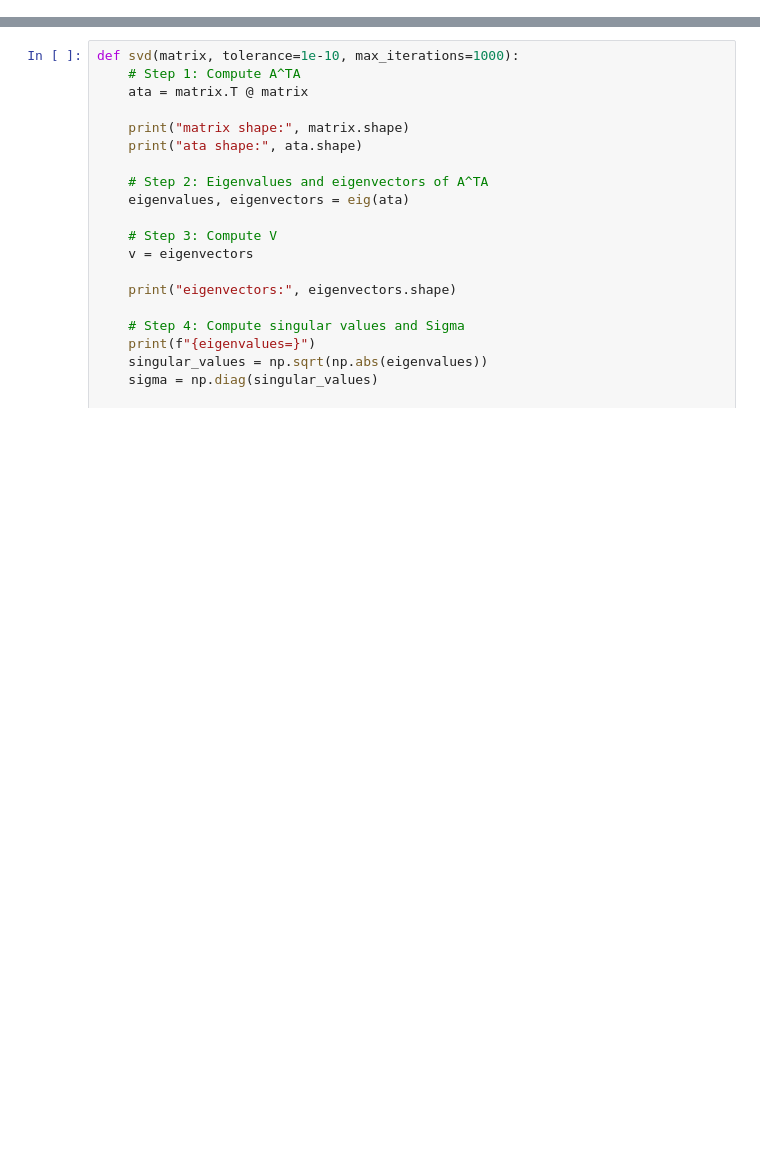
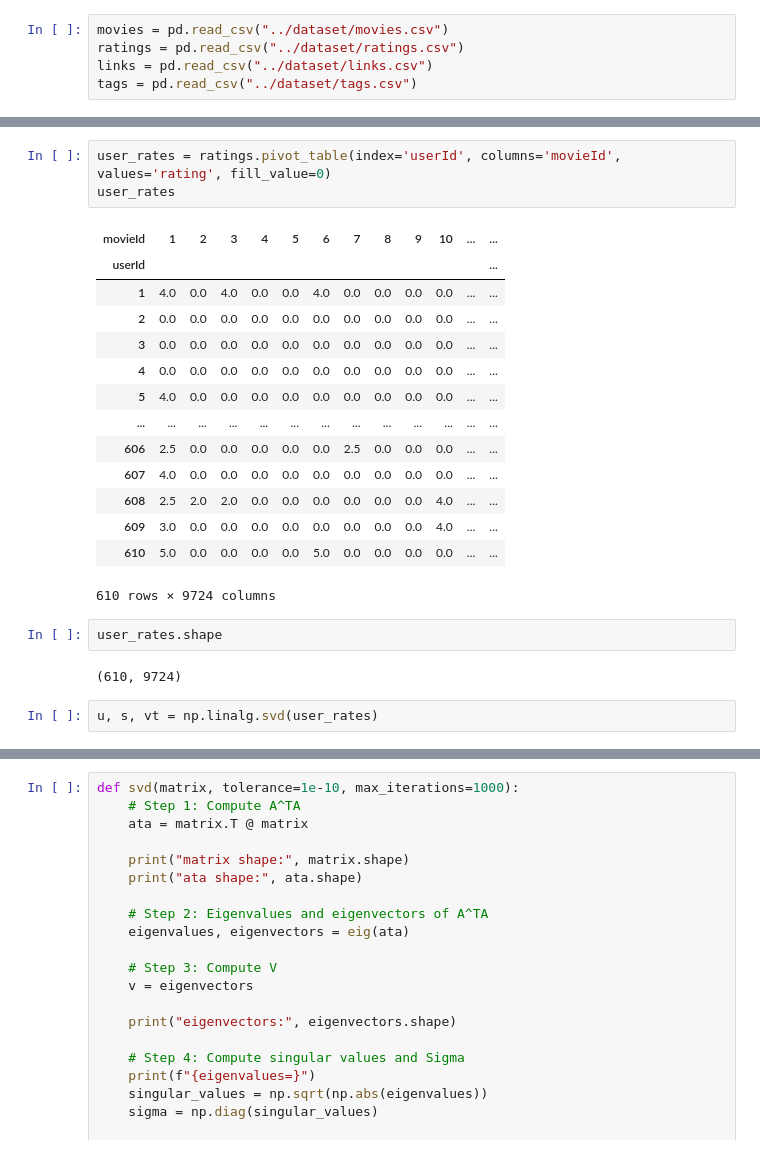
Before and after one commit to liAmirali/movie-recommender-svd, a Jupyter notebook: recommender/recommend.ipynb, the cells around one changed output, grey strips where cells are left out. Saved outputs shown, nothing was run; the diff lists cells and outputs as text; blank space fills up the shorter version.

```diff
--- a/recommender/recommend.ipynb
+++ b/recommender/recommend.ipynb
@@ -2,0 +4,5 @@ import numpy as np
+# %%
+movies = pd.read_csv("../dataset/movies.csv")
+ratings = pd.read_csv("../dataset/ratings.csv")
+links = pd.read_csv("../dataset/links.csv")
+tags = pd.read_csv("../dataset/tags.csv")
@@ -2,0 +78,24 @@ import numpy as np
+# %%
+user_rates = ratings.pivot_table(index='userId', columns='movieId', values='rating', fill_value=0)
+user_rates
+# %% [output]
+| movieId | 1 | 2 | 3 | 4 | 5 | 6 | 7 | 8 | 9 | 10 | ... | ... |
+| userId |  |  |  |  |  |  |  |  |  |  |  | ... |
+| 1 | 4.0 | 0.0 | 4.0 | 0.0 | 0.0 | 4.0 | 0.0 | 0.0 | 0.0 | 0.0 | ... | ... |
+| 2 | 0.0 | 0.0 | 0.0 | 0.0 | 0.0 | 0.0 | 0.0 | 0.0 | 0.0 | 0.0 | ... | ... |
+| 3 | 0.0 | 0.0 | 0.0 | 0.0 | 0.0 | 0.0 | 0.0 | 0.0 | 0.0 | 0.0 | ... | ... |
+| 4 | 0.0 | 0.0 | 0.0 | 0.0 | 0.0 | 0.0 | 0.0 | 0.0 | 0.0 | 0.0 | ... | ... |
+| 5 | 4.0 | 0.0 | 0.0 | 0.0 | 0.0 | 0.0 | 0.0 | 0.0 | 0.0 | 0.0 | ... | ... |
+| ... | ... | ... | ... | ... | ... | ... | ... | ... | ... | ... | ... | ... |
+| 606 | 2.5 | 0.0 | 0.0 | 0.0 | 0.0 | 0.0 | 2.5 | 0.0 | 0.0 | 0.0 | ... | ... |
+| 607 | 4.0 | 0.0 | 0.0 | 0.0 | 0.0 | 0.0 | 0.0 | 0.0 | 0.0 | 0.0 | ... | ... |
+| 608 | 2.5 | 2.0 | 2.0 | 0.0 | 0.0 | 0.0 | 0.0 | 0.0 | 0.0 | 4.0 | ... | ... |
+| 609 | 3.0 | 0.0 | 0.0 | 0.0 | 0.0 | 0.0 | 0.0 | 0.0 | 0.0 | 4.0 | ... | ... |
+| 610 | 5.0 | 0.0 | 0.0 | 0.0 | 0.0 | 5.0 | 0.0 | 0.0 | 0.0 | 0.0 | ... | ... |
+610 rows × 9724 columns
+# %%
+user_rates.shape
+# %% [output]
+(610, 9724)
+# %%
+u, s, vt = np.linalg.svd(user_rates)
```
Also changed, not shown: parts of 12 cells of this notebook.
